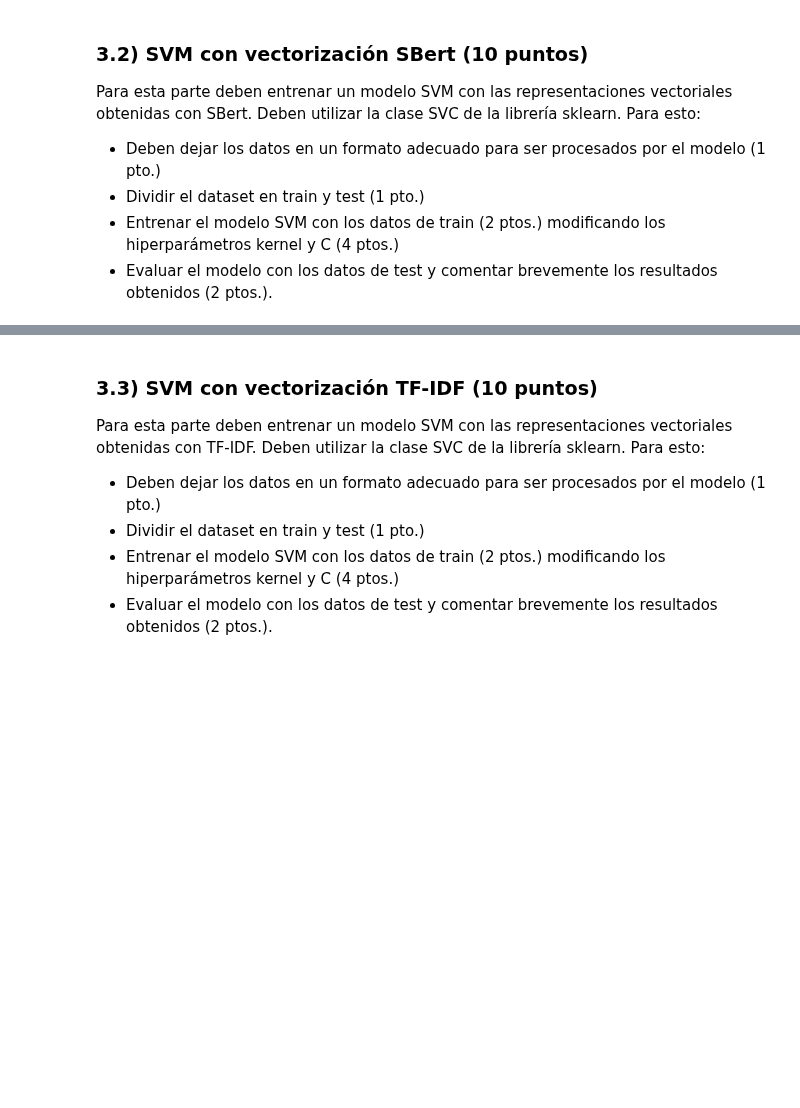
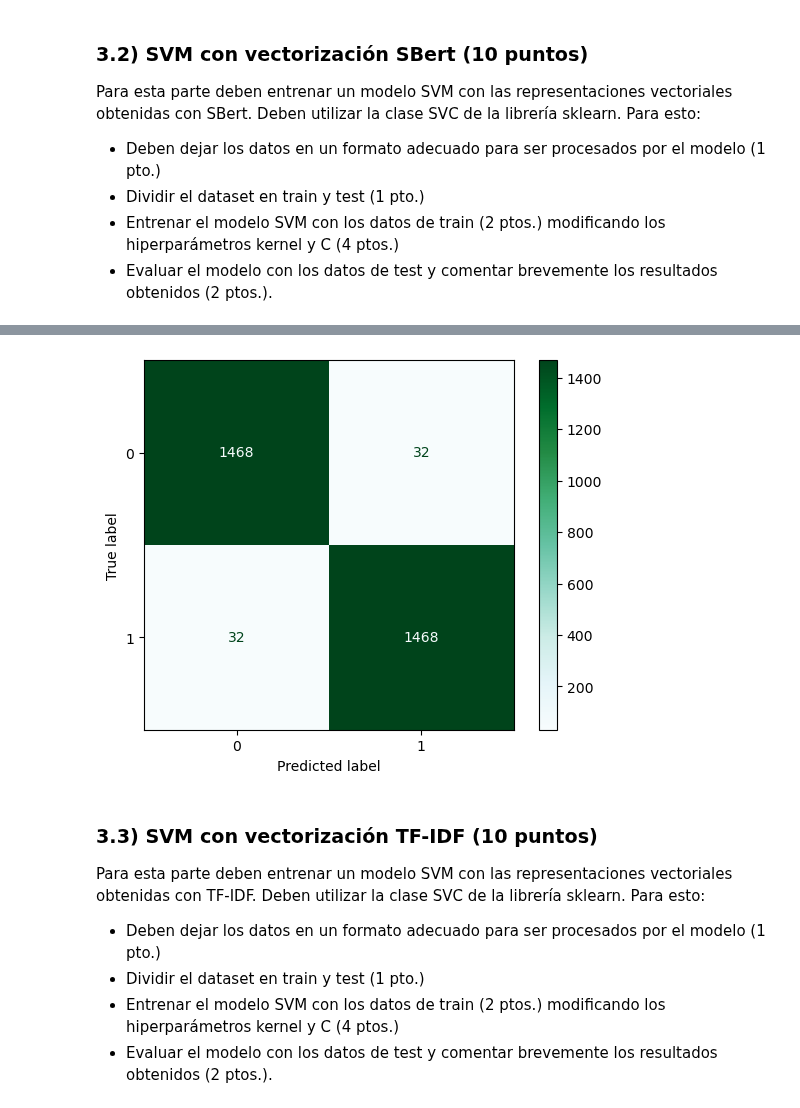
Before and after one commit to pedrozavalat/iic2433-tareas, a Jupyter notebook: t5/T5-PedroPabloZavalaTejos.ipynb, the cells around one changed output, grey strips where cells are left out. Saved outputs shown, nothing was run; the diff lists cells and outputs as text; code cells hidden in the pictures; blank space fills up the shorter version.

```diff
--- a/t5/T5-PedroPabloZavalaTejos.ipynb
+++ b/t5/T5-PedroPabloZavalaTejos.ipynb
@@ -288,0 +345,2 @@ Para esta parte deben entrenar un modelo SVM con las representaciones vectoriale
+# %%
+X_train_sb, X_test_sb, y_train_sb, y_test_sb = train_test_split(X_SBERT_scaled, Y, test_size=0.3, stratify=Y)
@@ -288,0 +352,33 @@ Para esta parte deben entrenar un modelo SVM con las representaciones vectoriale
+# %%
+
+for kernel_ in kernels:
+    for c in c_values:
+        if kernel_ == 'poly':
+            for degree_ in degrees:
+                clf = make_pipeline(StandardScaler(), SVC(kernel=kernel_, degree= degree_, C=c))
+                clf.fit(X_train_sb, y_train_sb)
+                y_pred_sb = clf.predict(X_test_sb)
+                acc = accuracy_score(y_test_sb, y_pred_sb)
+                print(
+                    "For kernel =",
+                    kernel_,
+                    "with degree =",
+                    degree_,
+                    "with C value = ",
+                    c,
+                    "The accuracy is :",
+                    acc,
+                )
+        else:
+            clf = make_pipeline(StandardScaler(), SVC(kernel=kernel_, C=c))
+            clf.fit(X_train_sb, y_train_sb)
+            y_pred_sb = clf.predict(X_test_sb)
+            acc = accuracy_score(y_test_sb, y_pred_sb)
+            print(
+                "For kernel =",
+                kernel_,
+                "With C value = ",
+                c,
+                "The accuracy is :",
+                acc,
+            )
@@ -288,0 +403,7 @@ Para esta parte deben entrenar un modelo SVM con las representaciones vectoriale
+# %%
+# En base a los resultados de entrenamiento del modelo, el kernel que presento mayor acertividad en las predicciones es el kernel gaussiano.
+# con valores iguales para C = 10, 100, 1000.
+clf_sb = make_pipeline(StandardScaler(), SVC(kernel='rbf', C=100))
+clf_sb.fit(X_train_sb, y_train_sb)
+y_pred_sb = clf_sb.predict(X_test_sb)
+print(classification_report(y_test_sb, y_pred_sb))
@@ -289,3 +419,8 @@ Para esta parte deben entrenar un modelo SVM con las representaciones vectoriale
+# %%
+cm_sb = confusion_matrix(y_test_sb, y_pred_sb)
+cm_display = ConfusionMatrixDisplay(cm_sb).plot(cmap='BuGn')
+# %% [output]
+[figure, added]
 # %% [markdown]
 ### 3.3) SVM con vectorización TF-IDF (10 puntos)
 Para esta parte deben entrenar un modelo SVM con las representaciones vectoriales obtenidas con TF-IDF. Deben utilizar la clase SVC de la librería sklearn. Para esto:
```
Also changed, not shown: parts of 23 cells of this notebook.
